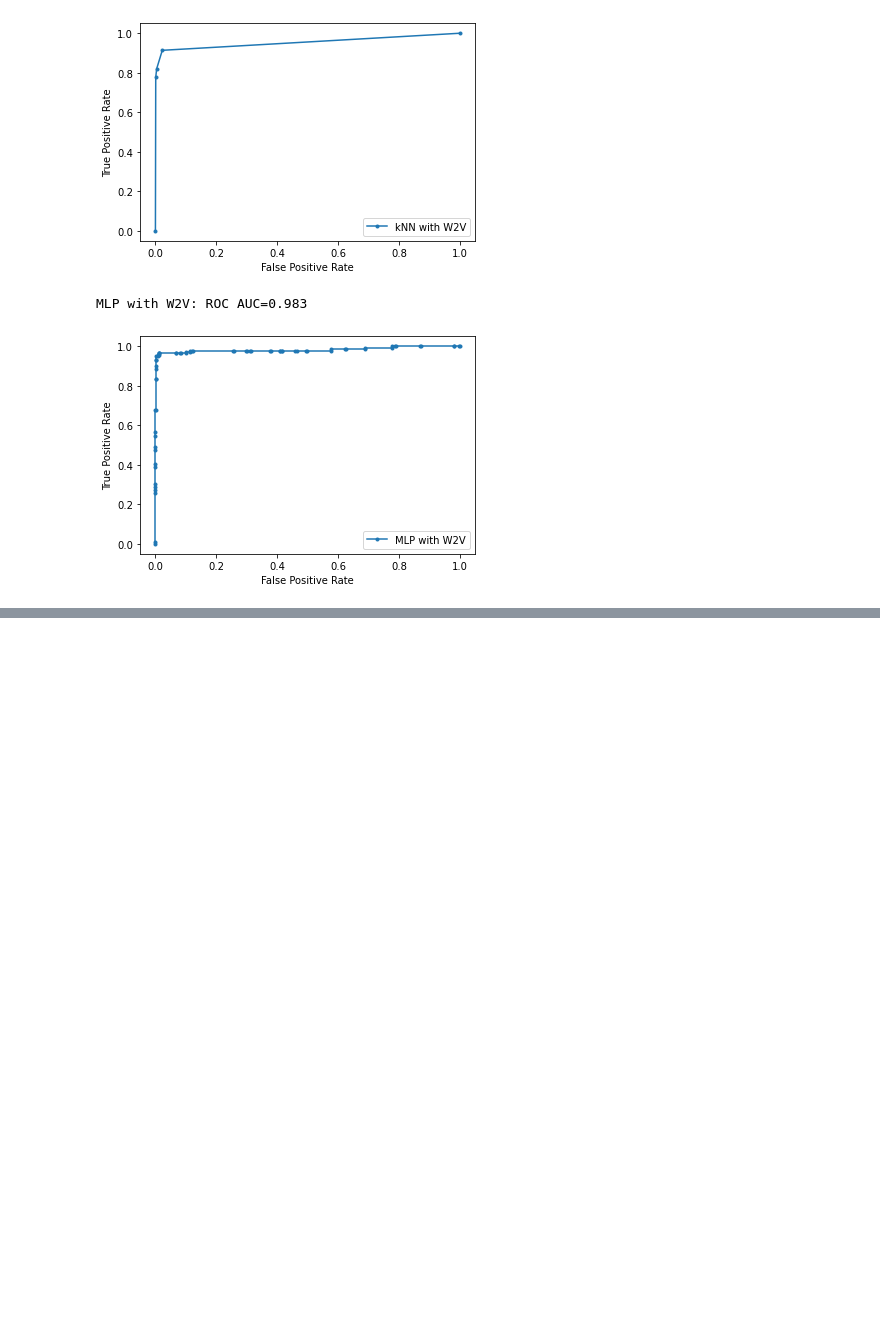
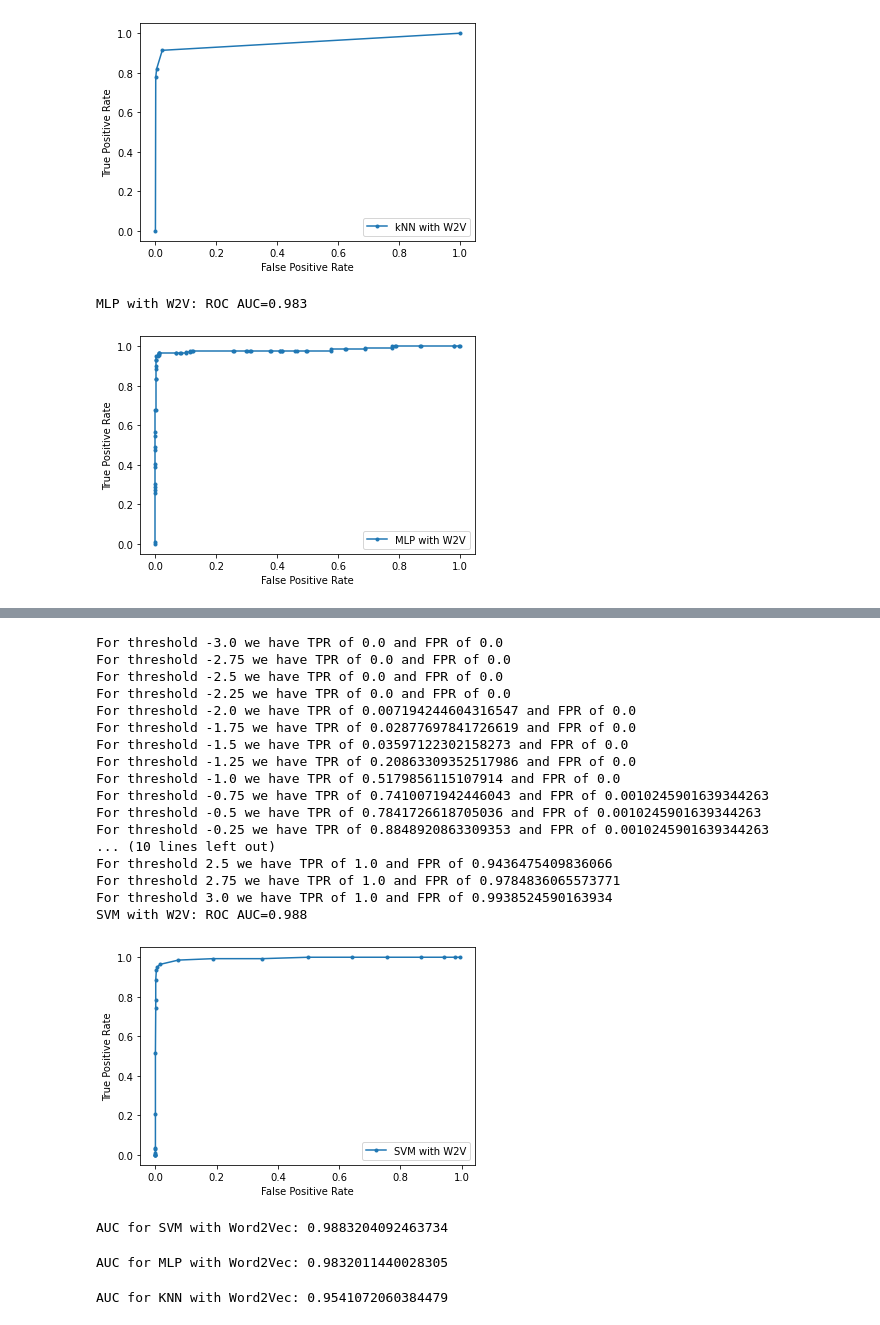
Before and after one commit to DaniloJ97/spam_klasifikator, a Jupyter notebook: Spam_classifier_last_version.ipynb, the cells around one changed output, grey strips where cells are left out. Drawn from its saved outputs; the diff is of its cells as text; code cells hidden in the pictures; blank space fills up the shorter version.

```diff
--- a/Spam_classifier_last_version.ipynb
+++ b/Spam_classifier_last_version.ipynb
@@ -933,0 +999,57 @@ MLP with W2V: ROC AUC=0.983
+# %%
+svm_tpr_w2v = []
+svm_fpr_w2v = []
+scores_w2v = grid_svm_w2v.decision_function(X_test_w2v)
+for threshold in thresholds:
+    y_hat = [0 if score<threshold else 1 for score in scores_w2v]
+    svm_conf = confusion_matrix(y_test, y_hat)
+    tpr = svm_conf[0,0] / (svm_conf[0,0] + svm_conf[0,1])
+    fpr = svm_conf[1,0] / (svm_conf[1,0] + svm_conf[1,1])
+    svm_tpr_w2v.append(tpr)
+    svm_fpr_w2v.append(fpr)
+    print(f'For threshold {threshold} we have TPR of {tpr} and FPR of {fpr}')
+svm_tpr_w2v = np.array(svm_tpr_w2v)
+svm_fpr_w2v = np.array(svm_fpr_w2v)
+print('SVM with W2V: ROC AUC=%.3f' % (svm_w2v_auc))
+plt.plot(svm_fpr_w2v, svm_tpr_w2v, marker='.', label='SVM with W2V')
+# axis labels
+plt.xlabel('False Positive Rate')
+plt.ylabel('True Positive Rate')
+# show the legend
+plt.legend()
+# show the plot
+plt.show()
+# %% [output]
+For threshold -3.0 we have TPR of 0.0 and FPR of 0.0
+For threshold -2.75 we have TPR of 0.0 and FPR of 0.0
+For threshold -2.5 we have TPR of 0.0 and FPR of 0.0
+For threshold -2.25 we have TPR of 0.0 and FPR of 0.0
+For threshold -2.0 we have TPR of 0.007194244604316547 and FPR of 0.0
+For threshold -1.75 we have TPR of 0.02877697841726619 and FPR of 0.0
+For threshold -1.5 we have TPR of 0.03597122302158273 and FPR of 0.0
+For threshold -1.25 we have TPR of 0.20863309352517986 and FPR of 0.0
+For threshold -1.0 we have TPR of 0.5179856115107914 and FPR of 0.0
+For threshold -0.75 we have TPR of 0.7410071942446043 and FPR of 0.0010245901639344263
+For threshold -0.5 we have TPR of 0.7841726618705036 and FPR of 0.0010245901639344263
+For threshold -0.25 we have TPR of 0.8848920863309353 and FPR of 0.0010245901639344263
+... (10 lines left out)
+For threshold 2.5 we have TPR of 1.0 and FPR of 0.9436475409836066
+For threshold 2.75 we have TPR of 1.0 and FPR of 0.9784836065573771
+For threshold 3.0 we have TPR of 1.0 and FPR of 0.9938524590163934
+SVM with W2V: ROC AUC=0.988
+[figure, added]
+# %%
+svm_w2v_auc = auc(svm_fpr_w2v, svm_tpr_w2v)
+print(f'AUC for SVM with Word2Vec: {svm_w2v_auc}')
+# %% [output]
+AUC for SVM with Word2Vec: 0.9883204092463734
+# %%
+mlp_w2v_auc = auc(mlp_fpr_w2v, mlp_tpr_w2v)
+print(f'AUC for MLP with Word2Vec: {mlp_w2v_auc}')
+# %% [output]
+AUC for MLP with Word2Vec: 0.9832011440028305
+# %%
+knn_w2v_auc = auc(knn_fpr_w2v, knn_tpr_w2v)
+print(f'AUC for KNN with Word2Vec: {knn_w2v_auc}')
+# %% [output]
+AUC for KNN with Word2Vec: 0.9541072060384479
```
Also changed, not shown: parts of 11 cells of this notebook.
